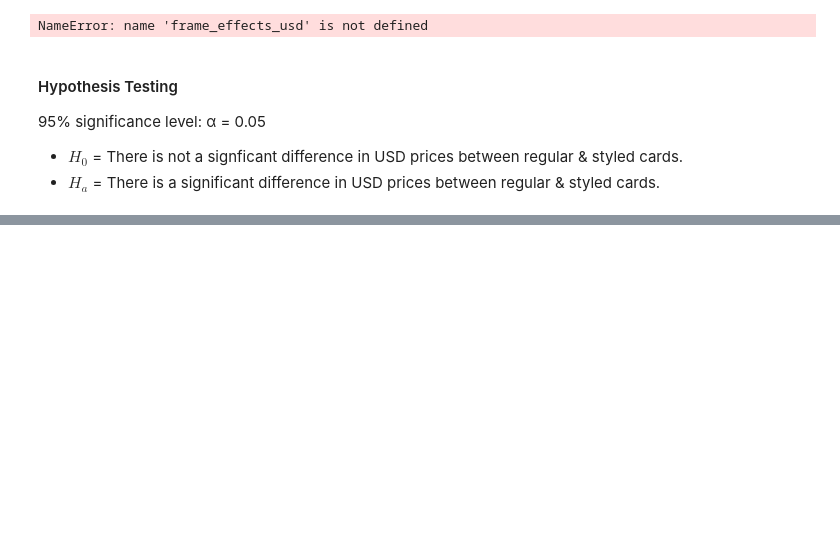
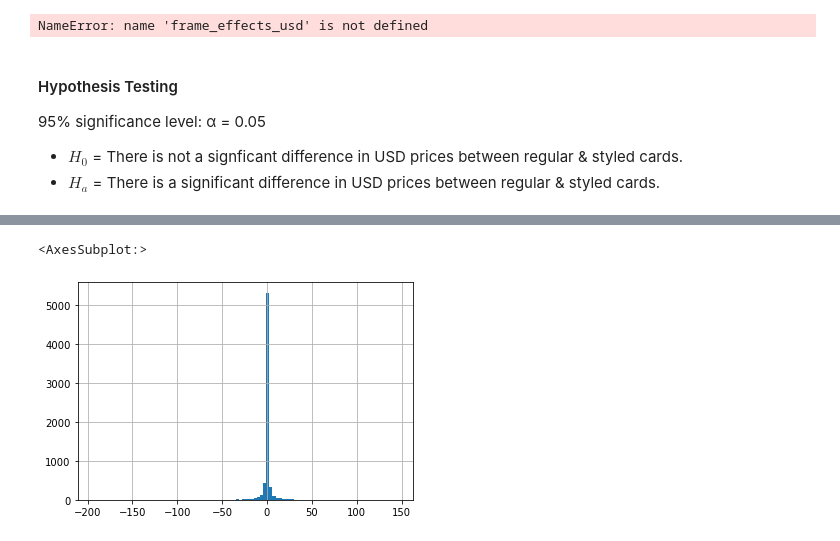
Before and after one commit to Jemison-DavidJasonStephenVasiliy/MTG-Project, a Jupyter notebook: final_report_outline.ipynb, the cells around one changed output, grey strips where cells are left out. Drawn from its saved outputs; the diff is of its cells as text; code cells hidden in the pictures; blank space fills up the shorter version.

Commit message:
Added modeling to final notebook and a few minor updates to explore.py

```diff
--- a/final_report_outline.ipynb
+++ b/final_report_outline.ipynb
@@ -621,0 +633,7 @@ explore.q3_hypothesis_test(train)
+# %%
+df_in = acquire.get_data(query_url = False)
+print(df_in.shape)
+df_in = prepare.prepare_dataframe(df_in)
+df_in = model.prepare_model_df(df_in) # DO NOT USE THIS LINE IF NOT MODELING
+train, validate, test = prepare.split_data(df_in)
+print(str(train.shape) + str(validate.shape) + str(test.shape))
@@ -621,0 +736,2 @@ explore.q3_hypothesis_test(train)
+# %%
+metrics_output, test_predictions = model.final_model(train, validate, test)
@@ -621,0 +744,5 @@ explore.q3_hypothesis_test(train)
+# %%
+test_predictions['residual'].hist(bins = 100)
+# %% [output]
+<AxesSubplot:>
+[figure, added]
```
Also changed, not shown: parts of 78 cells of this notebook, 5 other files.
